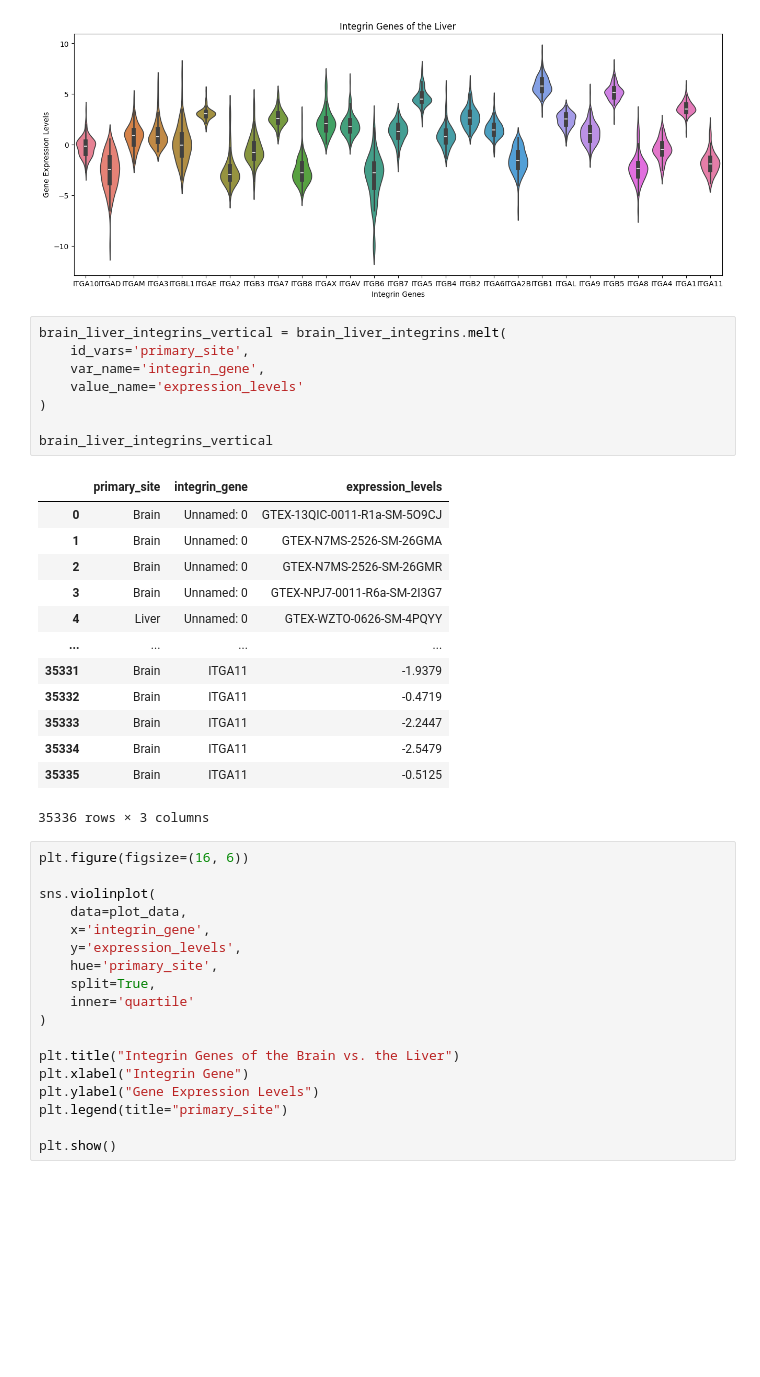
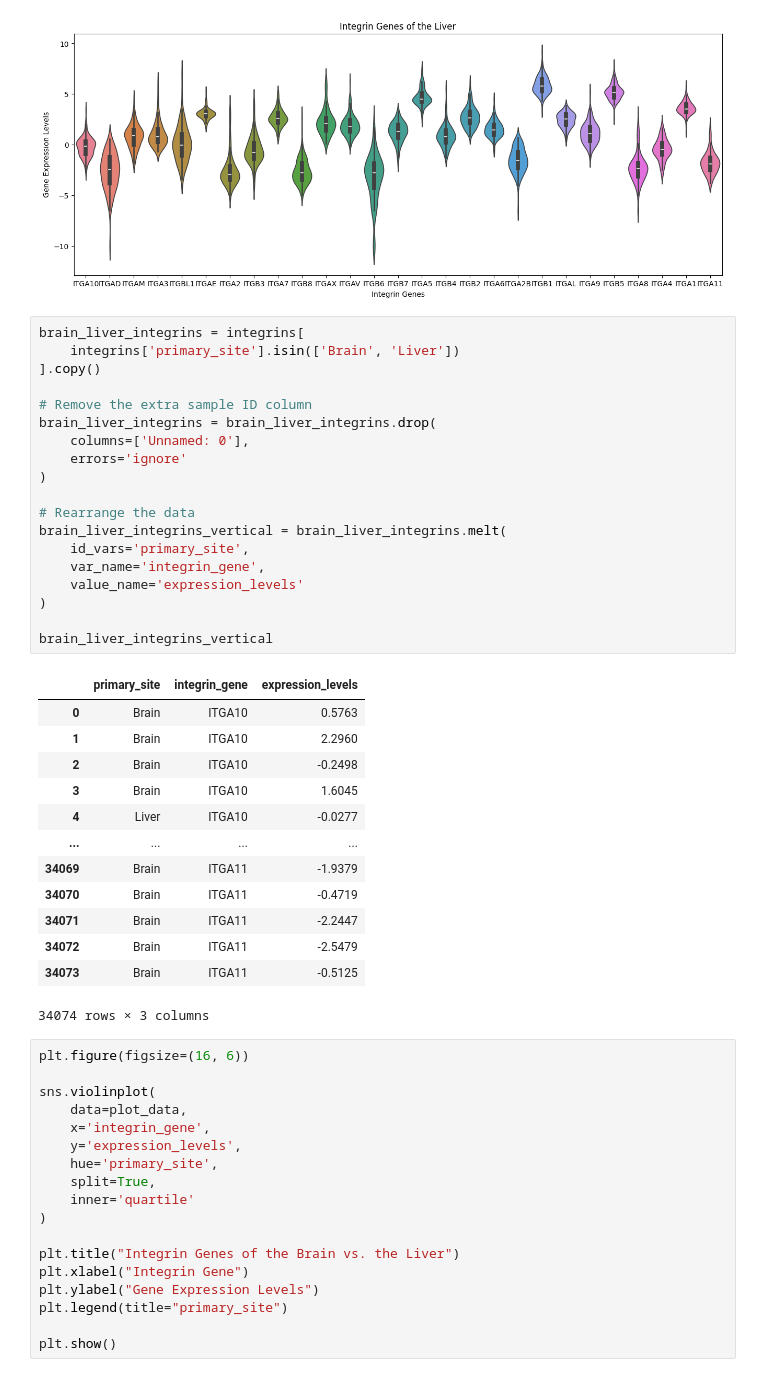
Before and after one commit to lailasadak/lailasadak.github.io, a Jupyter notebook: Sept30.ipynb, the cells around one changed output. Cells and saved outputs as stored; diff of their text form; blank space fills up the shorter version.

```diff
--- a/Sept30.ipynb
+++ b/Sept30.ipynb
@@ -78,28 +78,39 @@ liver_integrins
 # %%
 # %% [output]
 [figure]
-# %%
-brain_liver_integrins_vertical = brain_liver_integrins.melt(
-    id_vars='primary_site',
-    var_name='integrin_gene',
-    value_name='expression_levels'
-)
-
-brain_liver_integrins_vertical
-# %% [output]
-|  | primary_site | integrin_gene | expression_levels |
-| 0 | Brain | Unnamed: 0 | GTEX-13QIC-0011-R1a-SM-5O9CJ |
-| 1 | Brain | Unnamed: 0 | GTEX-N7MS-2526-SM-26GMA |
-| 2 | Brain | Unnamed: 0 | GTEX-N7MS-2526-SM-26GMR |
-| 3 | Brain | Unnamed: 0 | GTEX-NPJ7-0011-R6a-SM-2I3G7 |
-| 4 | Liver | Unnamed: 0 | GTEX-WZTO-0626-SM-4PQYY |
-| ... | ... | ... | ... |
-| 35331 | Brain | ITGA11 | -1.9379 |
-| 35332 | Brain | ITGA11 | -0.4719 |
-| 35333 | Brain | ITGA11 | -2.2447 |
-| 35334 | Brain | ITGA11 | -2.5479 |
-| 35335 | Brain | ITGA11 | -0.5125 |
-35336 rows × 3 columns
+# %%
+brain_liver_integrins = integrins[
+    integrins['primary_site'].isin(['Brain', 'Liver'])
+].copy()
+
+# Remove the extra sample ID column
+brain_liver_integrins = brain_liver_integrins.drop(
+    columns=['Unnamed: 0'],
+    errors='ignore'
+)
+
+# Rearrange the data
+brain_liver_integrins_vertical = brain_liver_integrins.melt(
+    id_vars='primary_site',
+    var_name='integrin_gene',
+    value_name='expression_levels'
+)
+
+brain_liver_integrins_vertical
+# %% [output]
+|  | primary_site | integrin_gene | expression_levels |
+| 0 | Brain | ITGA10 | 0.5763 |
+| 1 | Brain | ITGA10 | 2.2960 |
+| 2 | Brain | ITGA10 | -0.2498 |
+| 3 | Brain | ITGA10 | 1.6045 |
+| 4 | Liver | ITGA10 | -0.0277 |
+| ... | ... | ... | ... |
+| 34069 | Brain | ITGA11 | -1.9379 |
+| 34070 | Brain | ITGA11 | -0.4719 |
+| 34071 | Brain | ITGA11 | -2.2447 |
+| 34072 | Brain | ITGA11 | -2.5479 |
+| 34073 | Brain | ITGA11 | -0.5125 |
+34074 rows × 3 columns
 # %%
 plt.figure(figsize=(16, 6))
 
```
